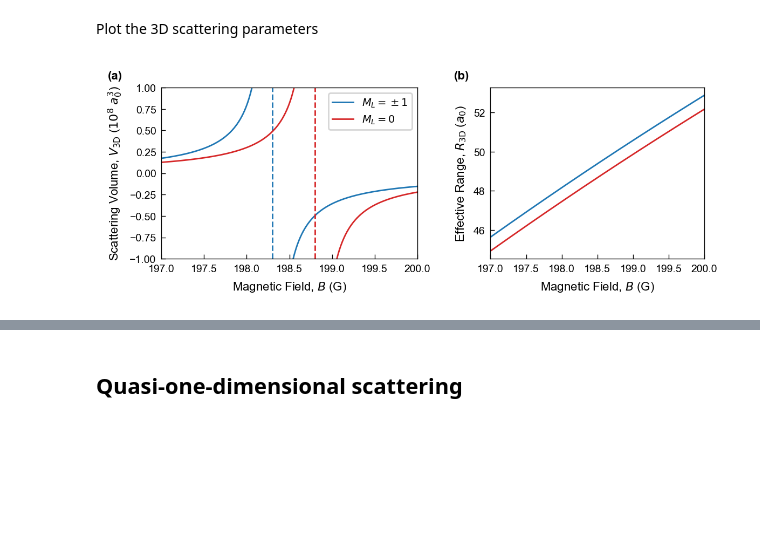
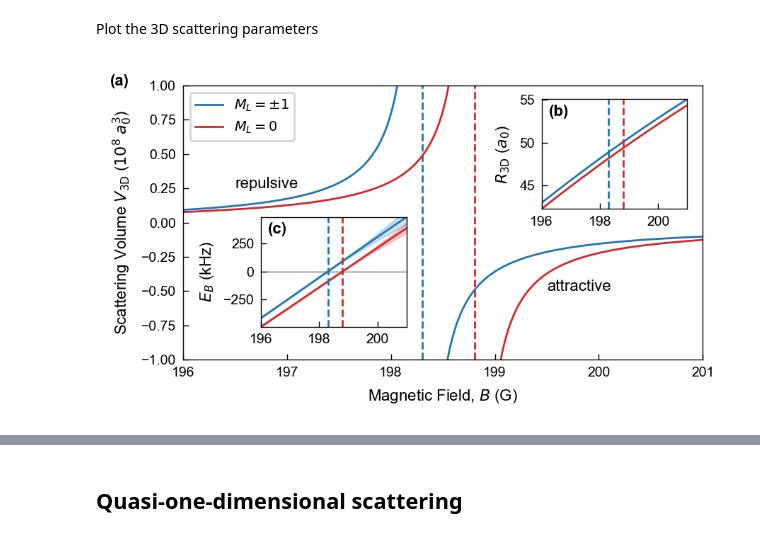
Before and after one commit to colinjdale/ChiPyLab, a Jupyter notebook: examples/plot_scattering_quantities.ipynb, the cells around one changed output, grey strips where cells are left out. Cells and saved outputs as stored; diff of their text form; code cells hidden in the pictures; blank space fills up the shorter version.

Commit message:
Scattering p-wave res figure

```diff
--- a/examples/plot_scattering_quantities.ipynb
+++ b/examples/plot_scattering_quantities.ipynb
@@ -13,7 +13,7 @@ from amo.constants import *
 from general.plot_settings import colors, paper_settings
 
 plt.rcParams.update(paper_settings)
-figsize = (6, 2.25)
+figsize = (4.5, 2.5)
 # %% [markdown]
 ## p-Wave scattering parameters
 # %% [markdown]
@@ -24,53 +25,98 @@ from amo.resonant_scattering import V3D, inv_R3D, V3D_m0, inv_R3D_m0, Eb3D, Eb3D
 # %% [markdown]
 Plot the 3D scattering parameters
 # %%
-fig, axs = plt.subplots(1, 2, figsize=figsize)
+fig, ax = plt.subplots(1,1, figsize=figsize)
 
 num = 1000
 delta = 0.01
-Bmin = 197
-Bmax = 200
+Bmin = 196
+Bmax = 201
 B = np.linspace(Bmin, Bmax, num)  # G
 B_V = [np.linspace(Bmin, B0_77_pm1 - delta, num),
                  np.linspace(B0_77_pm1 + delta, Bmax, num)]
 B_V_m0 = [np.linspace(Bmin, B0_77_0 - delta, num),
                  np.linspace(B0_77_0 + delta, Bmax, num)]
 
-ax = axs[0]
+# ax = axs[1]
 ymin = -1
 ymax = 1
-ax.set(ylabel=r"Scattering Volume, $V_\mathrm{3D}$ ($10^8$ $a_0^3$)", xlabel=r"Magnetic Field, $B$ (G)")
+xlabel = r'Magnetic Field, $B$ (G)'
+ylabel = r"Scattering Volume $V_\mathrm{3D}$ ($10^8$ $a_0^3$)"
+ax.set(ylabel=ylabel, xlabel=xlabel)
+ax.set(xlim=(Bmin, Bmax))
 
 ax.plot(B_V[0], V3D(B_V[0])/a_0**3 / 1e8, '-', label=r"$M_L=\pm 1$", color=colors[0])
 ax.plot(B_V[1], V3D(B_V[1])/a_0**3 / 1e8, '-', color=colors[0])
 ax.vlines(B0_77_pm1, ymin, ymax, colors=colors[0], linestyles='--')
 
 ax.plot(B_V_m0[0], V3D_m0(B_V_m0[0])/a_0**3 / 1e8, '-', label=r"$M_L=0$", color=colors[3])
 ax.plot(B_V_m0[1], V3D_m0(B_V_m0[1])/a_0**3 / 1e8, '-', color=colors[3])
 ax.vlines(B0_77_0, ymin, ymax, colors=colors[3], linestyles='--')
 
+ax.text(196.5, 0.25, "repulsive", fontsize=8)
+ax.text(199.5, -0.5, "attractive", fontsize=8)
 ax.set_ylim(ymin, ymax)
-ax.legend(loc="upper right", fontsize=7)
+ax.legend(loc="upper left", fontsize=7)
 
-ax = axs[1]
-ax.set(ylabel=r"Effective Range, $R_\mathrm{3D}$ ($a_0$)", xlabel=r"Magnetic Field, $B$ (G)")
-ax.set_box_aspect(0.8)
-ax.plot(B, 1/inv_R3D(B)/a_0, '-', label=r"$M_L=\pm 1$", color=colors[0])
-ax.plot(B, 1/inv_R3D_m0(B)/a_0, '-', label=r"$M_L=0$", color=colors[3])
+ax_inset = ax.inset_axes([0.69, 0.55, 0.28, 0.4])
+
+# Effective range inset
+ylabel = r"$R_\mathrm{3D}$ ($a_0$)"
+ymax = np.max(1/inv_R3D(B)/a_0)
+ymin = np.min(1/inv_R3D_m0(B)/a_0)
+ax_inset.set(ylabel=ylabel, xlim=(Bmin, Bmax), ylim=(ymin, ymax))
+# ax.set_box_aspect(0.8)
+ax_inset.plot(B, 1/inv_R3D(B)/a_0, '-', label=r"$M_L=\pm 1$", color=colors[0])
+ax_inset.plot(B, 1/inv_R3D_m0(B)/a_0, '-', label=r"$M_L=0$", color=colors[3])
+ax_inset.vlines(B0_77_pm1, ymin, ymax, colors=colors[0], linestyles='--')
+ax_inset.vlines(B0_77_0, ymin, ymax, colors=colors[3], linestyles='--')
+ax_inset.set_xticks([196, 198, 200])
+ax_inset.set_xticklabels(["196", "198", "200"])
+
+
+# Binding energy inset
+ax_inset2 = ax.inset_axes([0.15, 0.12, 0.28, 0.4])
+ymax = np.max(EB_3D(V3D(B), inv_R3D(B))/1e3/h)
+ymin = np.min(EB_3D(V3D_m0(B), inv_R3D_m0(B))/1e3/h)
+
+ylabel = r"$E_B$ (kHz)"
+ax_inset2.set(ylabel=ylabel, xlim=(Bmin, Bmax), ylim=(ymin, ymax))
+ax_inset2.hlines(0, Bmin, Bmax, colors='gray', linestyles='-', alpha=0.5)
+# ax.set_box_aspect(0.8)
+
+EB = EB_3D(V3D(B), inv_R3D(B))/1e3/h
+gamma = quasibound_state_halfwidth(V3D(B), inv_R3D(B))/1e3/h
+y_upper = EB + gamma
+y_lower = EB - gamma
+ax_inset2.plot(B, EB, '-', label=r"$M_L=\pm 1$", color=colors[0])
+ax_inset2.fill_between(B, y_lower, y_upper, color=colors[0], alpha=0.2)
+
+EB_m0 = EB_3D(V3D_m0(B), inv_R3D_m0(B))/1e3/h
+gamma = quasibound_state_halfwidth(V3D_m0(B), inv_R3D_m0(B))/1e3/h
+y_upper = EB_m0 + gamma
+y_lower = EB_m0 - gamma
+ax_inset2.plot(B, EB_m0, '-', label=r"$M_L=0$", color=colors[3])
+ax_inset2.fill_between(B, y_lower, y_upper, color=colors[3], alpha=0.2)
+
+ax_inset2.vlines(B0_77_pm1, ymin, ymax, colors=colors[0], linestyles='--')
+ax_inset2.vlines(B0_77_0, ymin, ymax, colors=colors[3], linestyles='--')
+
 
 # ax.legend(fontsize=8, loc="upper left")
 
 fig.tight_layout()  # Note this is done before the labels on purpose.
-subplot_labels = ['(a)', '(b)']
-x_offsets = [-0.21, -0.17]
-for ax, label, x_offset in zip(axs, subplot_labels, x_offsets):
-	ax.text(x_offset, 1.05, label, transform=ax.transAxes, fontweight='bold', fontsize=8)
-	ax.set(xlim=(Bmin, Bmax))
 
-plt.subplots_adjust(top=0.90)
+axs = [ax, ax_inset, ax_inset2]
+subplot_labels = ['(a)', '(b)', '(c)']
+positions = [(-0.14, 1.0), (0.05, 0.85), (0.05, 0.85)]
+for ax, label, xy in zip(axs, subplot_labels, positions):
+	x, y = xy
+	ax.text(x, y, label, transform=ax.transAxes, fontweight='bold', fontsize=8)
+
+plt.subplots_adjust(top=0.95)
 
 fig.savefig("outputs/pwave_scattering_parameters.pdf")
 
 plt.show()
 # %% [output]
-[figure, old version]
+[figure, new version]
```
Also changed, not shown: parts of 2 cells of this notebook, 1 other file.
